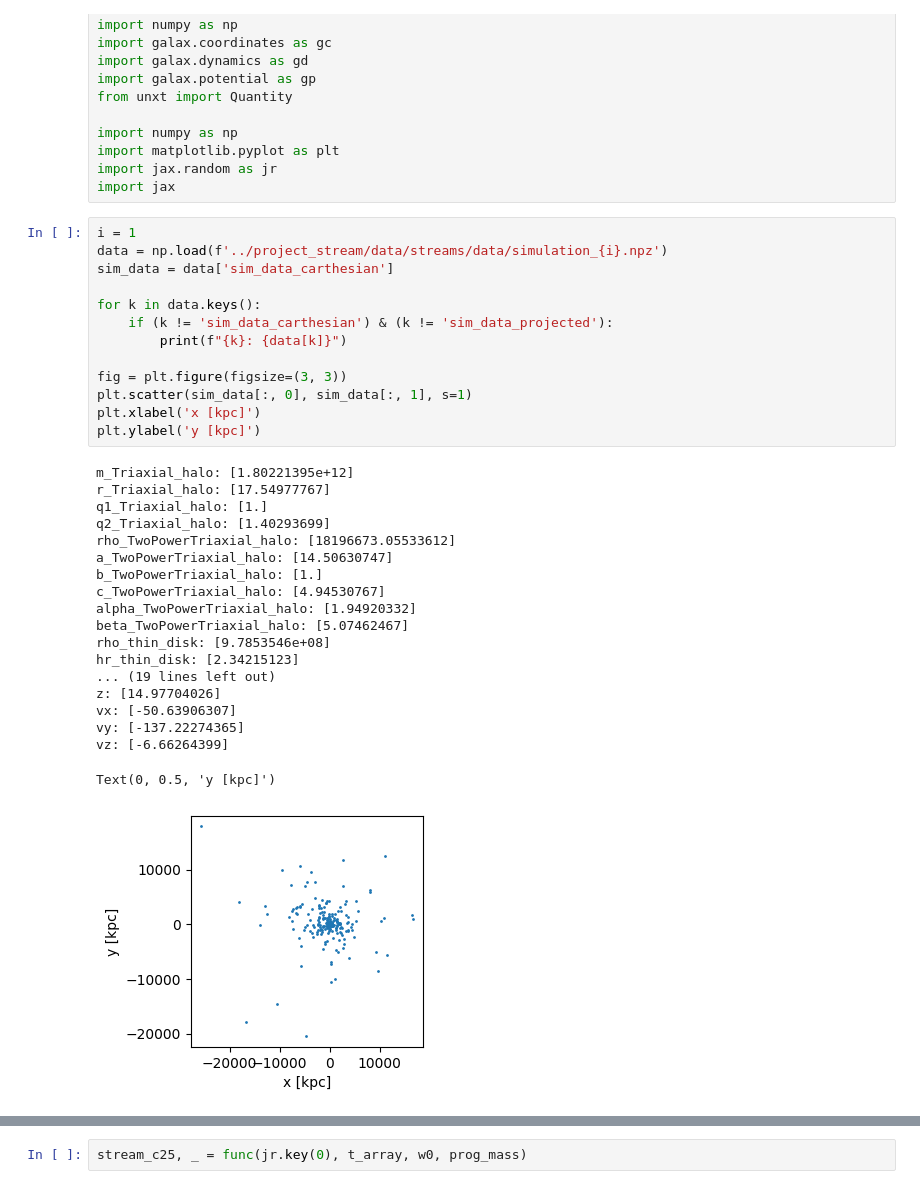
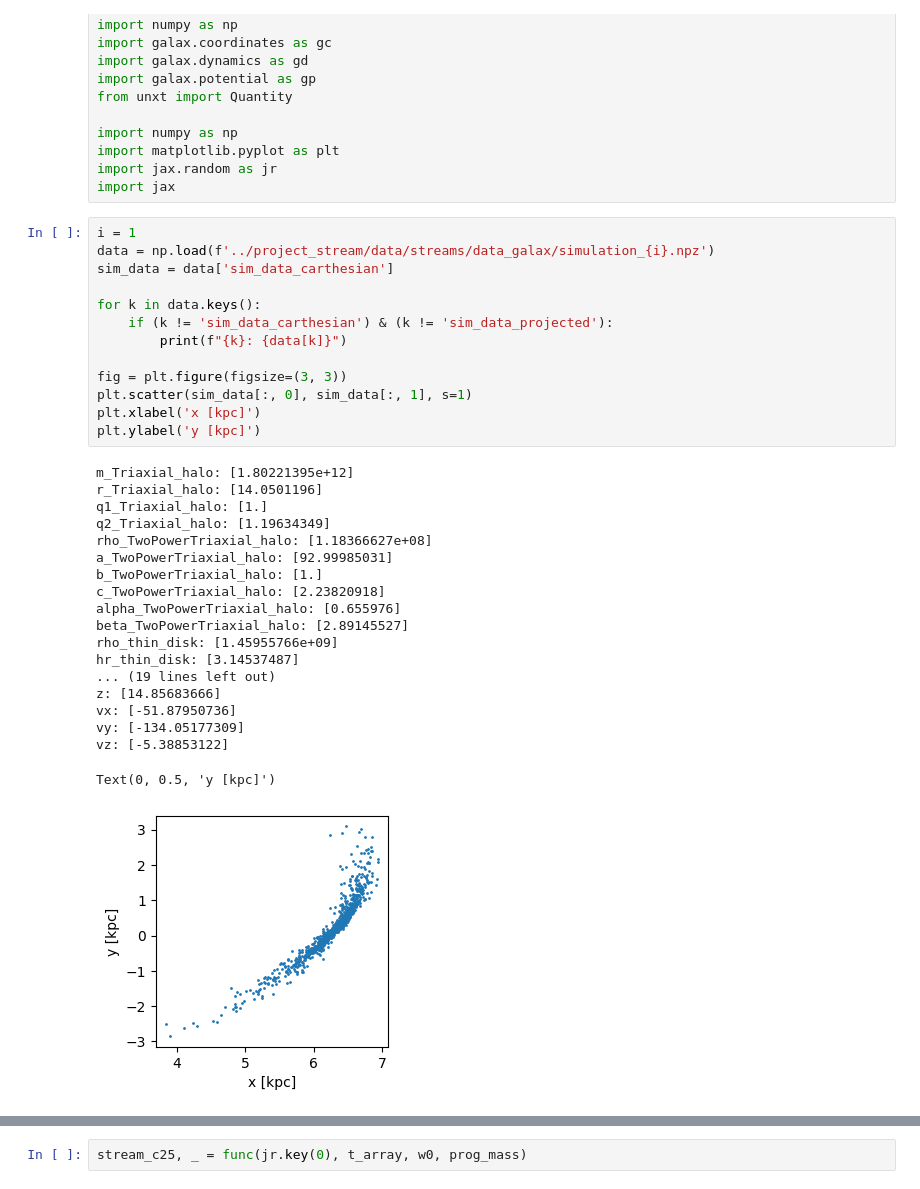
Before and after one commit to vepe99/diffusion-experiments, a Jupyter notebook: case_study5/galax_test/particle_spray_comparison_galax.ipynb, the cells around one changed output, grey strips where cells are left out. Cells and saved outputs as stored; diff of their text form.

Commit message:
running galax multistream

```diff
--- a/case_study5/galax_test/particle_spray_comparison_galax.ipynb
+++ b/case_study5/galax_test/particle_spray_comparison_galax.ipynb
@@ -16,37 +16,37 @@ import jax.random as jr
 import jax
 # %%
 i = 1
-data = np.load(f'../project_stream/data/streams/data/simulation_{i}.npz')
+data = np.load(f'../project_stream/data/streams/data_galax/simulation_{i}.npz')
 sim_data = data['sim_data_carthesian']
 
 for k in data.keys():
     if (k != 'sim_data_carthesian') & (k != 'sim_data_projected'):
         print(f"{k}: {data[k]}")
 
 fig = plt.figure(figsize=(3, 3))
 plt.scatter(sim_data[:, 0], sim_data[:, 1], s=1)
 plt.xlabel('x [kpc]')
 plt.ylabel('y [kpc]')
 # %% [output]
 m_Triaxial_halo: [1.80221395e+12]
-r_Triaxial_halo: [17.54977767]
+r_Triaxial_halo: [14.0501196]
 q1_Triaxial_halo: [1.]
-q2_Triaxial_halo: [1.40293699]
-rho_TwoPowerTriaxial_halo: [18196673.05533612]
-a_TwoPowerTriaxial_halo: [14.50630747]
+q2_Triaxial_halo: [1.19634349]
+rho_TwoPowerTriaxial_halo: [1.18366627e+08]
+a_TwoPowerTriaxial_halo: [92.99985031]
 b_TwoPowerTriaxial_halo: [1.]
-c_TwoPowerTriaxial_halo: [4.94530767]
-alpha_TwoPowerTriaxial_halo: [1.94920332]
-beta_TwoPowerTriaxial_halo: [5.07462467]
-rho_thin_disk: [9.7853546e+08]
-hr_thin_disk: [2.34215123]
+c_TwoPowerTriaxial_halo: [2.23820918]
+alpha_TwoPowerTriaxial_halo: [0.655976]
+beta_TwoPowerTriaxial_halo: [2.89145527]
+rho_thin_disk: [1.45955766e+09]
+hr_thin_disk: [3.14537487]
 ... (19 lines left out)
-z: [14.97704026]
-vx: [-50.63906307]
-vy: [-137.22274365]
-vz: [-6.66264399]
+z: [14.85683666]
+vx: [-51.87950736]
+vy: [-134.05177309]
+vz: [-5.38853122]
 Text(0, 0.5, 'y [kpc]')
-[figure, old version]
+[figure, new version]
 # %%
 import jax
 pot = gp.CompositePotential(
```
Also changed, not shown: parts of 5 cells of this notebook, 5 other files.
